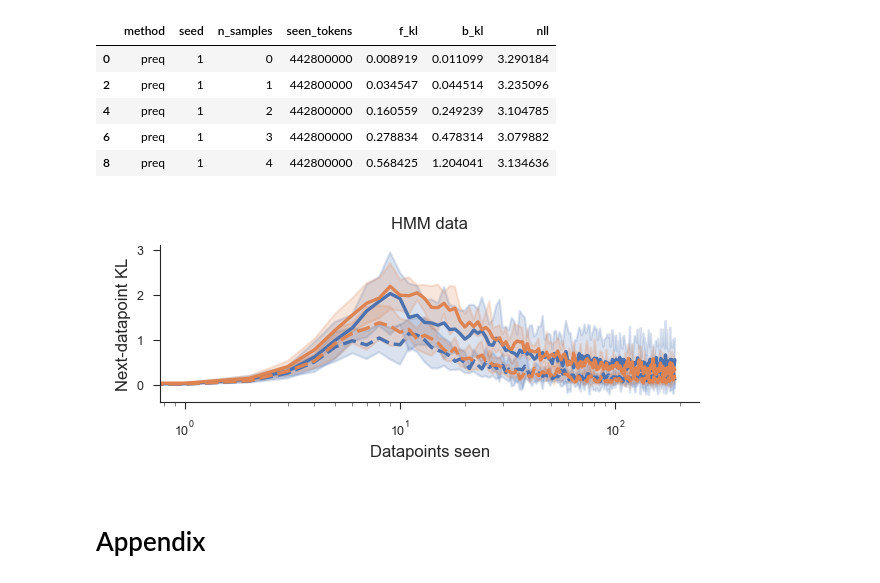
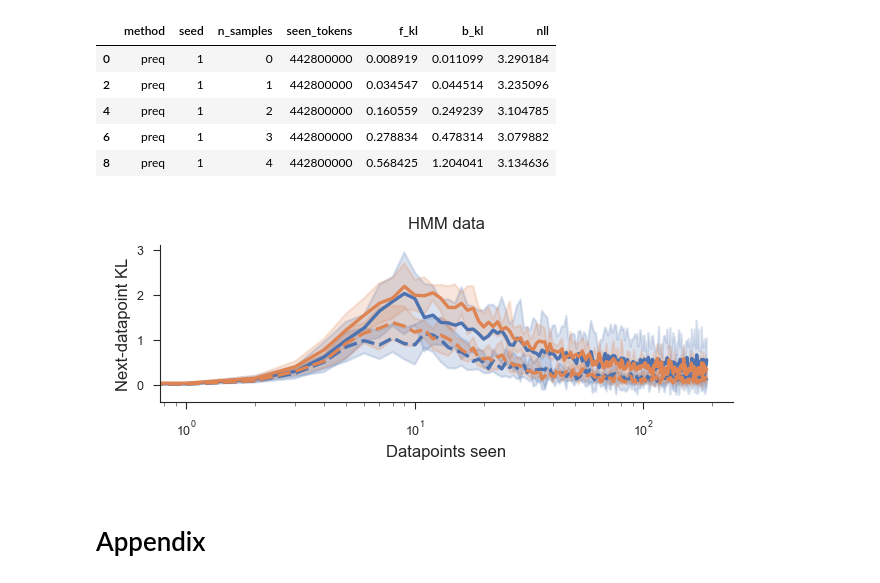
Before and after one commit to 3rdCore/PrequentialCode, a Jupyter notebook: papers/preprint/notebook.ipynb, the cells around one changed output. Cells and saved outputs as stored; diff of their text form; code cells hidden in the pictures.

```diff
--- a/papers/preprint/notebook.ipynb
+++ b/papers/preprint/notebook.ipynb
@@ -138,7 +138,8 @@ default_method_order = [
     "sgd_l2weak",
     "sgd_l2strong",
     "sgd_val_early_stop",
-    "prequential_mamba",
+    "prequential_mamba1",
+    "prequential_mamba2",
     "prequential_implicit",
     "train",
     "prequential",
@@ -147,7 +148,8 @@ default_method_hue = {
     "prequential": sns.color_palette()[0],
     "train": sns.color_palette()[1],
     "prequential_implicit": sns.color_palette()[3],
-    "prequential_mamba": sns.color_palette()[5],
+    "prequential_mamba1": sns.color_palette()[5],
+    "prequential_mamba2": sns.color_palette()[6],
     "sgd_val_early_stop": sns.color_palette()[2],
     "sgd_unregularized": sns.color_palette()[3],
     "sgd_l2weak": sns.color_palette()[4],
@@ -553,23 +556,23 @@ data_hmm.head()
 | 6 | preq | 1 | 3 | 442800000 | 0.278834 | 0.478314 | 3.079882 |
 | 8 | preq | 1 | 4 | 442800000 | 0.568425 | 1.204041 | 3.134636 |
 # %%
-fig, ax = plt.subplots(1, 1, figsize=(3, 1.3))
+fig, ax = plt.subplots(1, 1, figsize=(5.5/3*2 - 0.5, 1.3))
 
 plot_nsample_loss(
     ax,
     data_hmm,
     y="b_kl",
     hue_order=["preq", "regular"],
     palette={"preq": sns.color_palette()[0], "regular": sns.color_palette()[1]},
     style="seen_tokens",
 )
 
 ax.set(title="HMM data")
 
 fig.savefig("saved/hmm.pdf")
 plt.show()
 # %% [output]
-[figure, old version]
+[figure, new version]
 # %% [markdown]
 # Appendix
 # %% [markdown]
```
Also changed, not shown: parts of 1 cell of this notebook, 4 other files.
